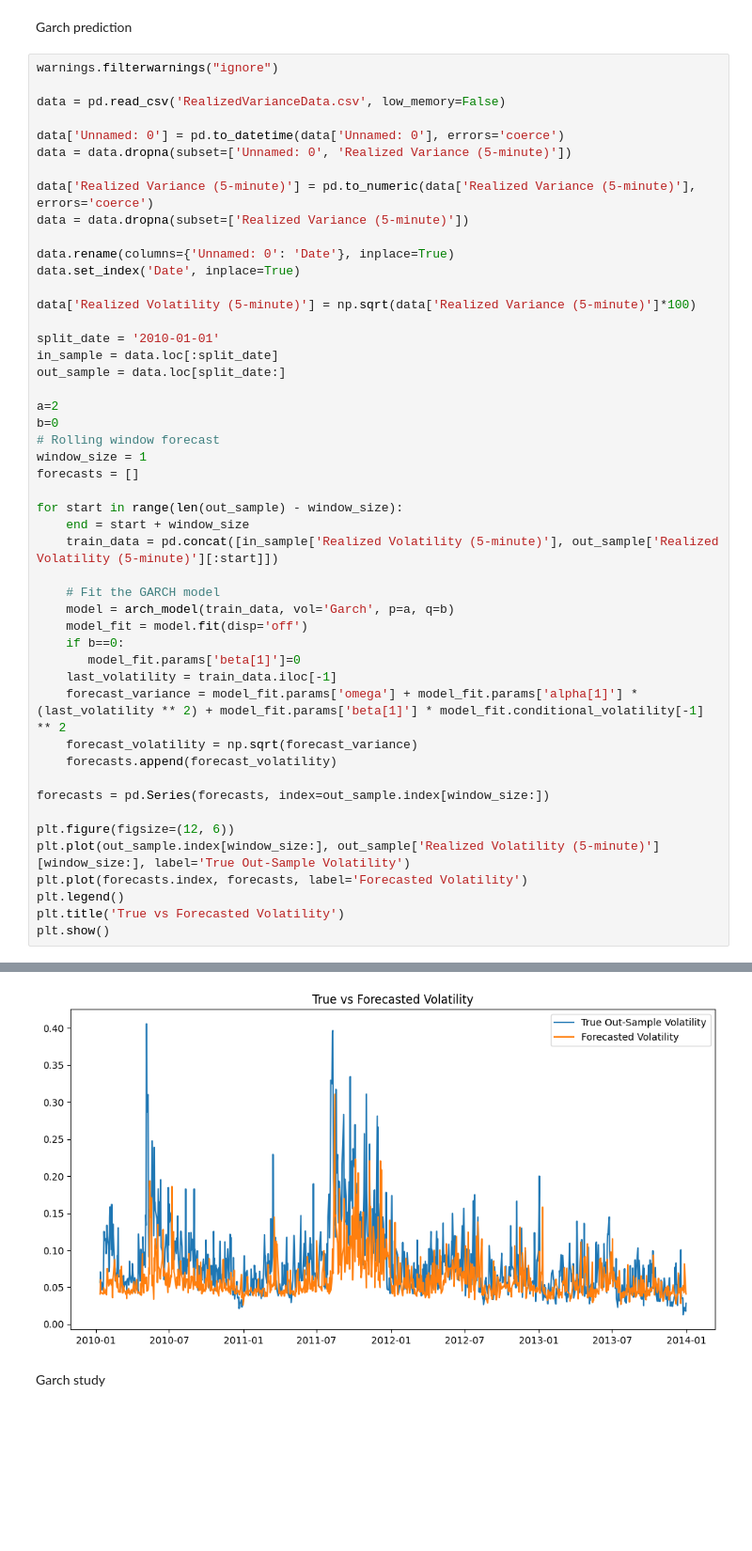
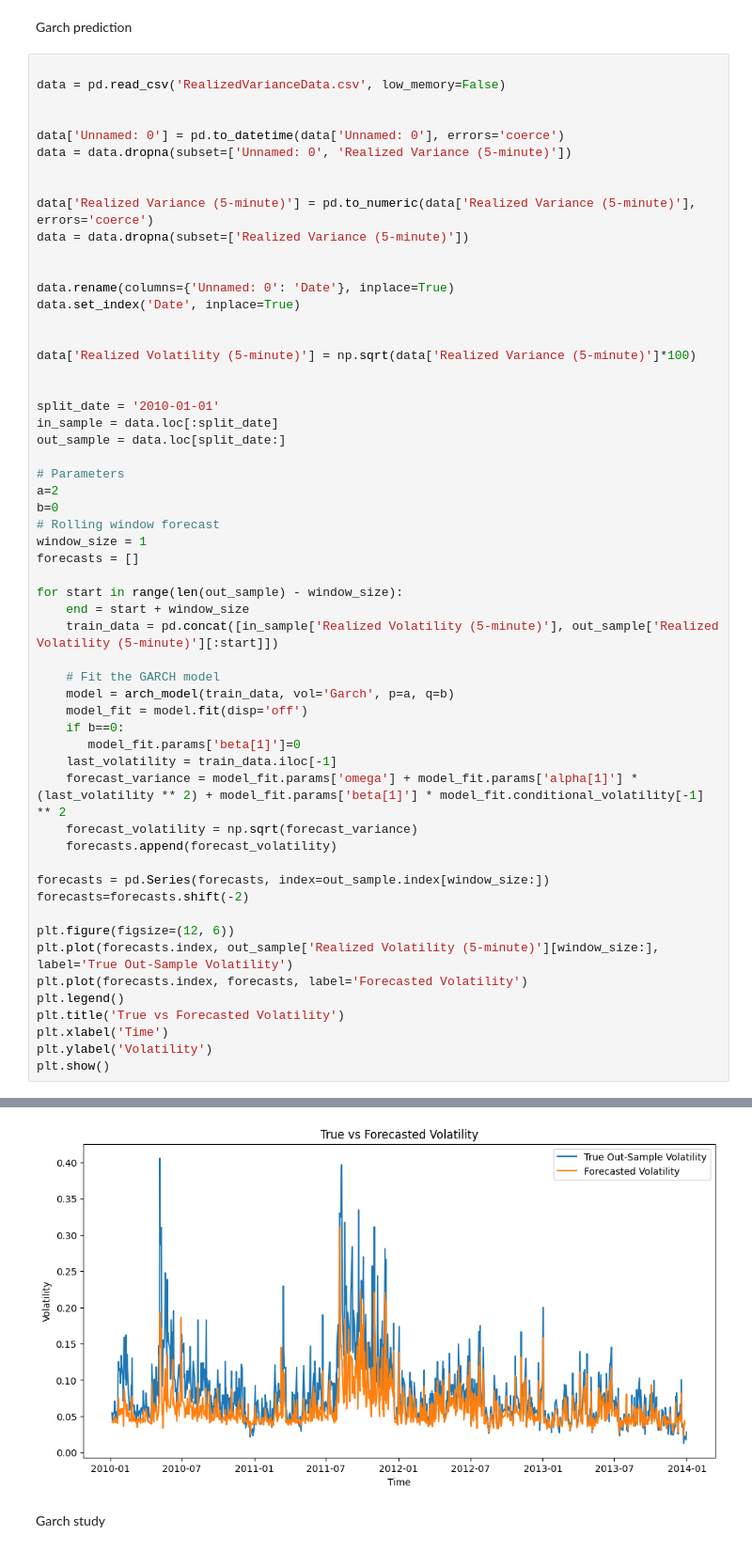
Before and after one commit to EIfinance/ei, a Jupyter notebook: Days_1_2.ipynb, the cells around one changed output, grey strips where cells are left out. Shown at 94% size. Saved outputs shown, nothing was run; the diff lists cells and outputs as text; blank space fills up the shorter version.

```diff
--- a/Days_1_2.ipynb
+++ b/Days_1_2.ipynb
@@ -471,59 +471,67 @@ III) Garch model
 # %% [markdown]
 Garch prediction
 # %%
-warnings.filterwarnings("ignore")
 
 data = pd.read_csv('RealizedVarianceData.csv', low_memory=False)
+
 
 data['Unnamed: 0'] = pd.to_datetime(data['Unnamed: 0'], errors='coerce')
 data = data.dropna(subset=['Unnamed: 0', 'Realized Variance (5-minute)'])
 
+
 data['Realized Variance (5-minute)'] = pd.to_numeric(data['Realized Variance (5-minute)'], errors='coerce')
 data = data.dropna(subset=['Realized Variance (5-minute)'])
+
 
 data.rename(columns={'Unnamed: 0': 'Date'}, inplace=True)
 data.set_index('Date', inplace=True)
 
+
 data['Realized Volatility (5-minute)'] = np.sqrt(data['Realized Variance (5-minute)']*100)
+
 
 split_date = '2010-01-01'
 in_sample = data.loc[:split_date]
 out_sample = data.loc[split_date:]
 
+# Parameters
 a=2
 b=0
 # Rolling window forecast
 window_size = 1
 forecasts = []
 
 for start in range(len(out_sample) - window_size):
     end = start + window_size
     train_data = pd.concat([in_sample['Realized Volatility (5-minute)'], out_sample['Realized Volatility (5-minute)'][:start]])
 
     # Fit the GARCH model
     model = arch_model(train_data, vol='Garch', p=a, q=b)
     model_fit = model.fit(disp='off')
     if b==0:
        model_fit.params['beta[1]']=0
     last_volatility = train_data.iloc[-1]
     forecast_variance = model_fit.params['omega'] + model_fit.params['alpha[1]'] * (last_volatility ** 2) + model_fit.params['beta[1]'] * model_fit.conditional_volatility[-1] ** 2
     forecast_volatility = np.sqrt(forecast_variance)
     forecasts.append(forecast_volatility)
 
 forecasts = pd.Series(forecasts, index=out_sample.index[window_size:])
+forecasts=forecasts.shift(-2)
 
 plt.figure(figsize=(12, 6))
-plt.plot(out_sample.index[window_size:], out_sample['Realized Volatility (5-minute)'][window_size:], label='True Out-Sample Volatility')
+plt.plot(forecasts.index, out_sample['Realized Volatility (5-minute)'][window_size:], label='True Out-Sample Volatility')
 plt.plot(forecasts.index, forecasts, label='Forecasted Volatility')
 plt.legend()
 plt.title('True vs Forecasted Volatility')
+plt.xlabel('Time')
+plt.ylabel('Volatility')
 plt.show()
 # %% [output]
 Positive directional derivative for linesearch
 See scipy.optimize.fmin_slsqp for code meaning.
 
   warnings.warn(
-[figure, old version]
+[figure, new version]
 # %% [markdown]
 Garch study
 # %%
```
